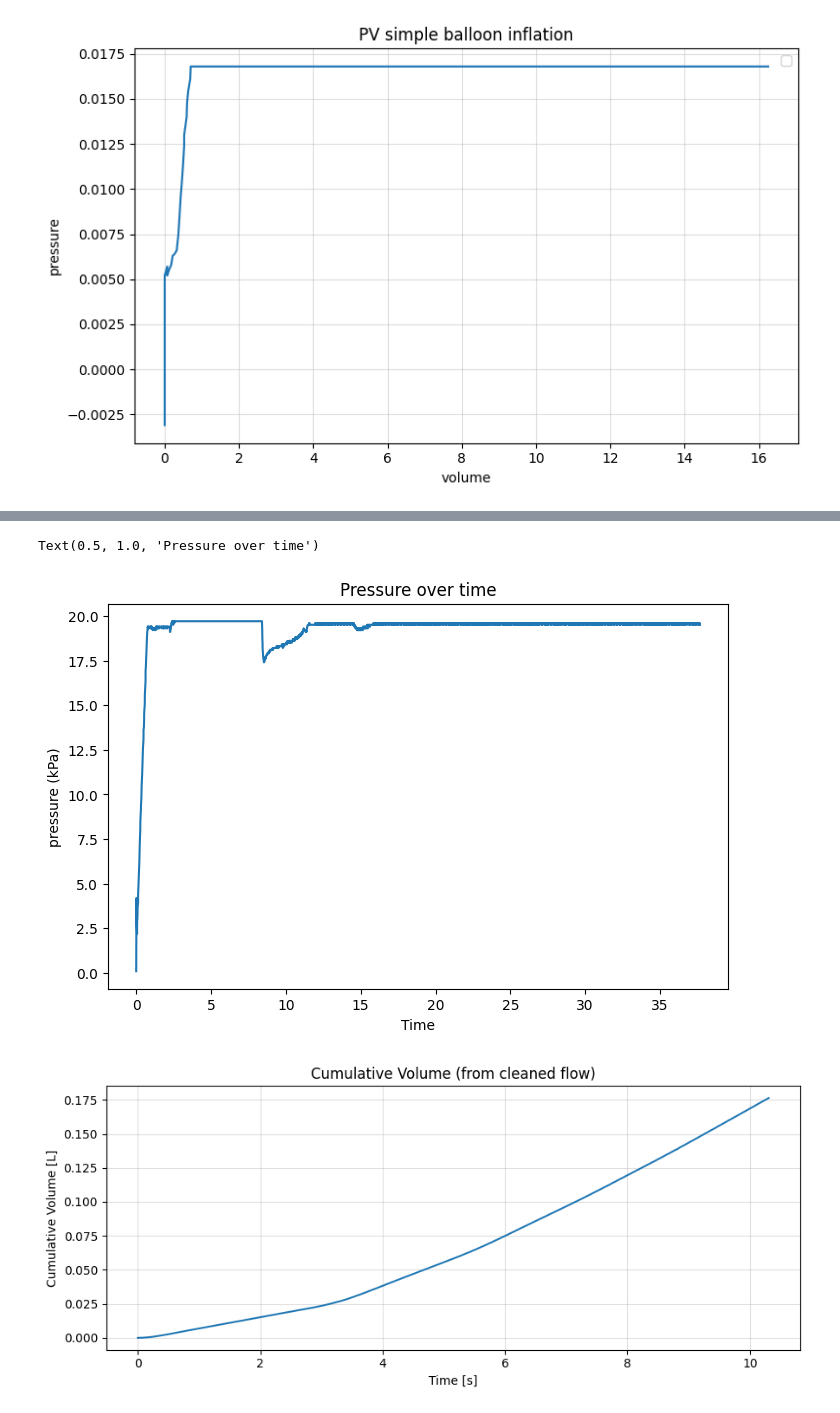
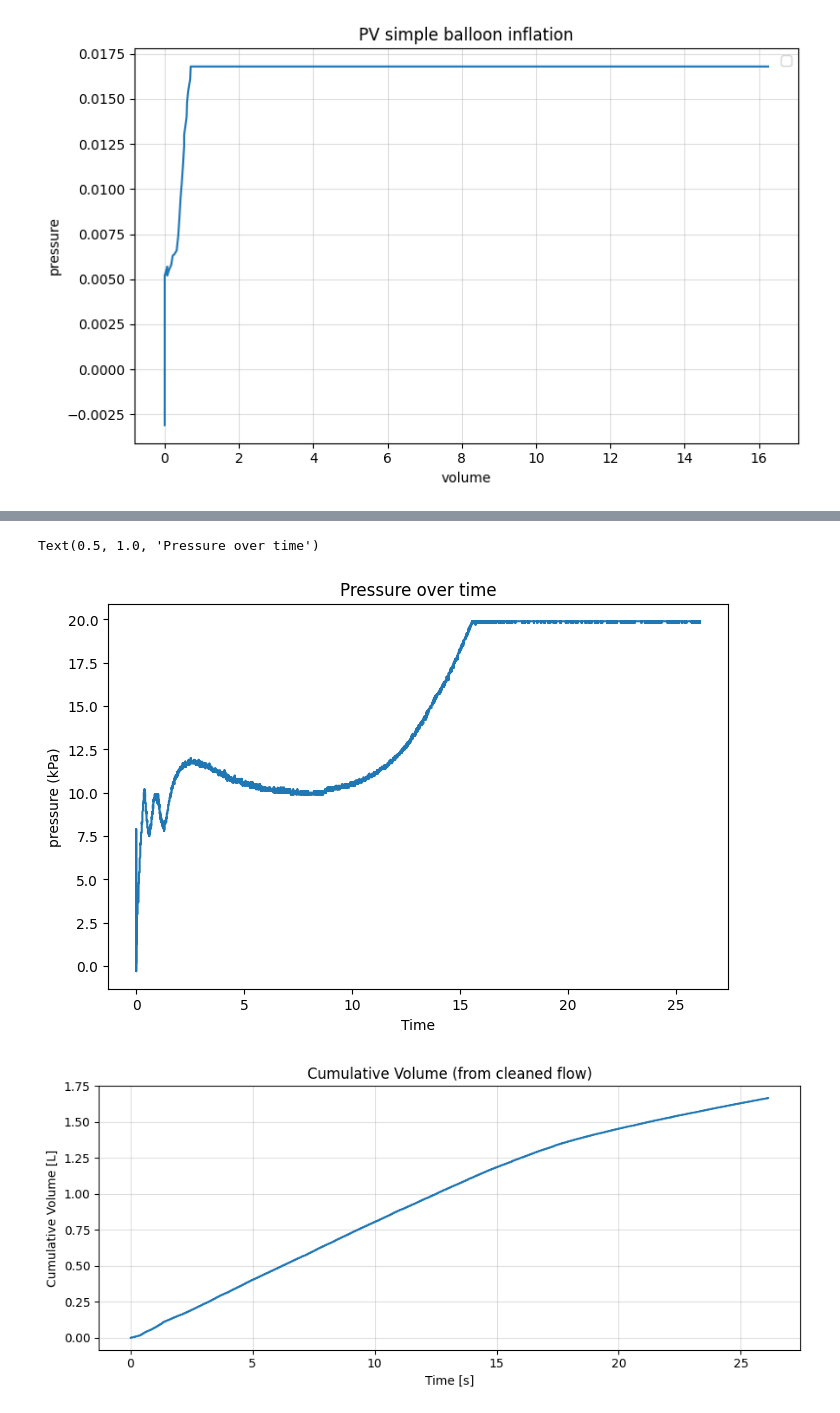
Before and after one commit to anwxwna/dismech-python-balloon, a Jupyter notebook: PVcurves.ipynb, the cells around one changed output, grey strips where cells are left out. Saved outputs shown, nothing was run; the diff lists cells and outputs as text; code cells hidden in the pictures.

```diff
--- a/PVcurves.ipynb
+++ b/PVcurves.ipynb
@@ -201,11 +201,7 @@ from scipy.signal import medfilt, butter, filtfilt
 
 
 # --- CONFIG ---
-# filepath = r"D:/ucla_research/Projects/experiment_setup/Sensor Logs/PV_fresh_balloon_1.txt"
-# filepath = r"D:/ucla_research/Projects/experiment_setup/Sensor Logs/PV_0xB_3.txt"
-# filepath = r"D:/ucla_research/Projects/experiment_setup/Sensor Logs/PV_Open_2.txt"
-# filepath = r"D:/ucla_research/Projects/experiment_setup/Sensor Logs/PV_0xBVulc_1.txt"
-filepath = r"D:/ucla_research/Projects/experiment_setup/Sensor Logs/PV_0xBR_volumeTest_1.txt"
+
 
 def readPQ_sensorData(filepath):
     # --- Patterns ---
@@ -245,7 +241,7 @@ def readPQ_sensorData(filepath):
 
     return df
 
-def filter_flow(df, Fs):
+def filter_flow(df):
     # --- Filtering params (tune these) ---
     Fs = 1000.0                 # sampling rate (Hz), since you treat samples as 1 ms apart
     dt = 1.0 / Fs               # 0.001 s
@@ -361,6 +357,14 @@ def get_volume_percent(df: pd.DataFrame, p_start: float, p_end: float,
     volume_L = np.trapezoid(q_seg, t_seg)  # q is L/s, t is s → liters
     volume_mL = volume_L * 1000.0
     return float(volume_mL)
+# %%
+# filepath = r"D:/ucla_research/Projects/experiment_setup/Sensor Logs/PV_fresh_balloon_1.txt"
+# filepath = r"D:/ucla_research/Projects/experiment_setup/Sensor Logs/PV_0xB_3.txt"
+# filepath = r"D:/ucla_research/Projects/experiment_setup/Sensor Logs/PV_Open_2.txt"
+# filepath = r"D:/ucla_research/Projects/experiment_setup/Sensor Logs/PV_0xBVulc_1.txt"
+# filepath = r"D:/ucla_research/Projects/experiment_setup/Sensor Logs/PV_0xBR_volumeTest_1.txt"
+filepath = r"D:/ucla_research/Projects/experiment_setup/Sensor Logs/PV_0xBR_volumeTest_5.txt"
+# filepath = r"D:/ucla_research/Projects/experiment_setup/Sensor Logs/PV_0xBR_volumeTest_6.txt"
 # %%
 df = readPQ_sensorData(filepath)
 # %%
@@ -462,19 +470,19 @@ plt.ylabel('pressure (kPa)')
 plt.title('Pressure over time')
 # %% [output]
 Text(0.5, 1.0, 'Pressure over time')
-[figure, old version]
+[figure, new version]
 # %%
 # 2) Volume vs time (from cleaned flow)
 plt.figure(figsize=(9,4))
-plt.plot(df['t_rel'], df['volume_clean'])
+plt.plot(df_fc['t_rel'], df_fc['volume_clean'])
 plt.xlabel('Time [s]')
 plt.ylabel('Cumulative Volume [L]')
 plt.title('Cumulative Volume (from cleaned flow)')
 plt.grid(True, alpha=0.4)
 plt.tight_layout()
 plt.show()
 # %% [output]
-[figure, old version]
+[figure, new version]
 # %%
 plt.figure(figsize=(8,5))
 
```
Also changed, not shown: parts of 6 cells of this notebook, 2 other files.
